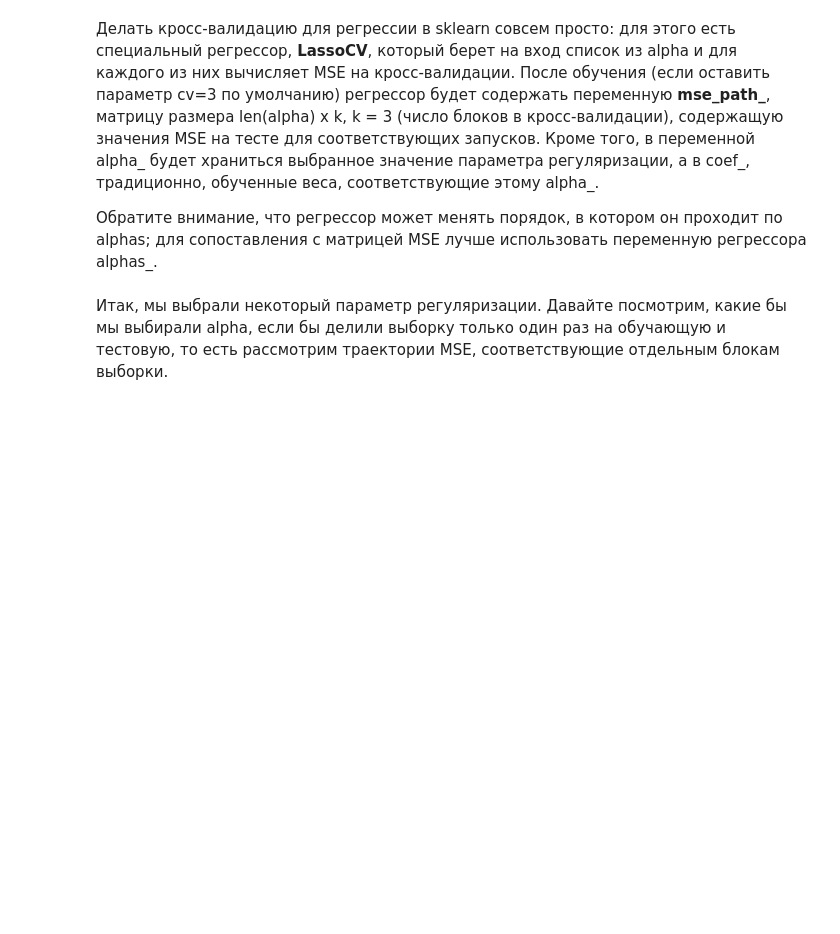
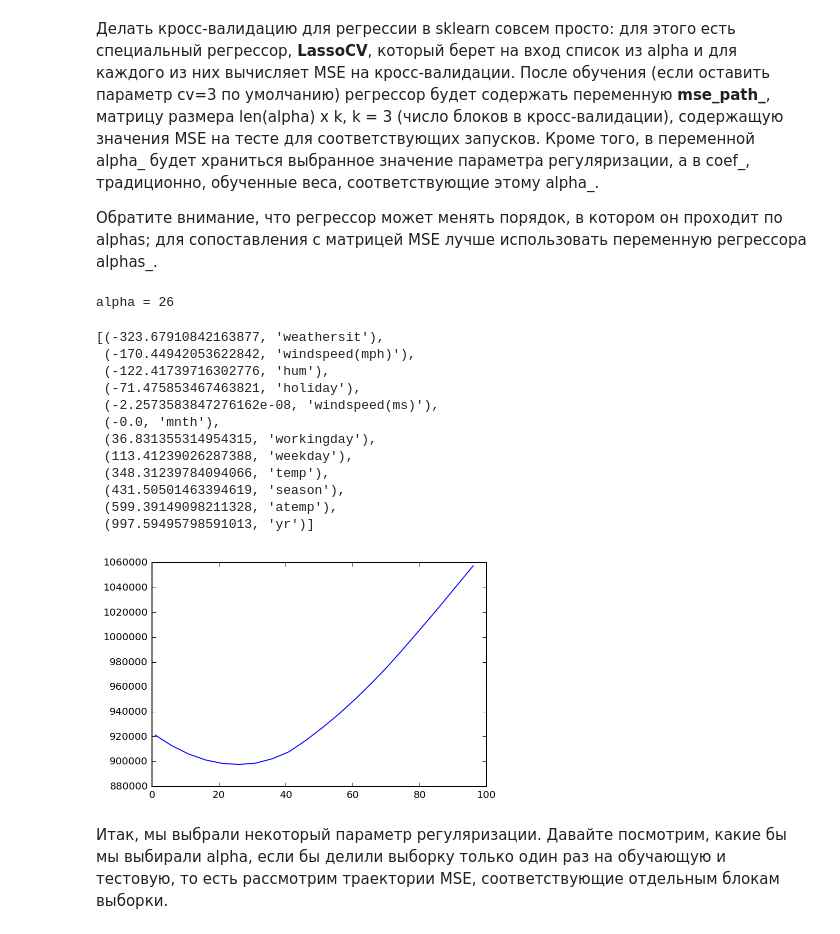
Before and after one commit to webmalex/coursera, a Jupyter notebook: ml2-supervised-learning/w2-scikit-learn/w2-OverfittingTask.ipynb, the cells around one changed output. Drawn from its saved outputs; the diff is of its cells as text; code cells hidden in the pictures; blank space fills up the shorter version.

```diff
--- a/ml2-supervised-learning/w2-scikit-learn/w2-OverfittingTask.ipynb
+++ b/ml2-supervised-learning/w2-scikit-learn/w2-OverfittingTask.ipynb
@@ -303,9 +304,29 @@ from sklearn.linear_model import LassoCV
 # %%
 # Код 3.2 (1 балл)
 # Обучите регрессор LassoCV на всех параметрах регуляризации из alpha
 # Постройте график _усредненного_ по строкам MSE в зависимости от alpha.
 # Выведите выбранное alpha, а также пары "признак-коэффициент" для обученного вектора коэффициентов
 alphas = np.arange(1, 100, 5)
+clf = LassoCV(alphas=alphas).fit(X, y)
+print('alpha = %s' % clf.alpha_)
+plt.plot(clf.alphas_, np.mean(clf.mse_path_, axis=1))
+# plt.plot(clf.alphas_, clf.mse_path_)
+sorted(zip(clf.coef_, df.columns))
+# %% [output]
+alpha = 26
+[(-323.67910842163877, 'weathersit'),
+ (-170.44942053622842, 'windspeed(mph)'),
+ (-122.41739716302776, 'hum'),
+ (-71.475853467463821, 'holiday'),
+ (-2.2573583847276162e-08, 'windspeed(ms)'),
+ (-0.0, 'mnth'),
+ (36.831355314954315, 'workingday'),
+ (113.41239026287388, 'weekday'),
+ (348.31239784094066, 'temp'),
+ (431.50501463394619, 'season'),
+ (599.39149098211328, 'atemp'),
+ (997.59495798591013, 'yr')]
+[figure, added]
 # %% [markdown]
 Итак, мы выбрали некоторый параметр регуляризации. Давайте посмотрим, какие бы мы выбирали alpha, если бы делили выборку только один раз на обучающую и тестовую, то есть рассмотрим траектории MSE, соответствующие отдельным блокам выборки.
 # %%
```
Also changed, not shown: parts of 6 cells of this notebook, 4 other files.
